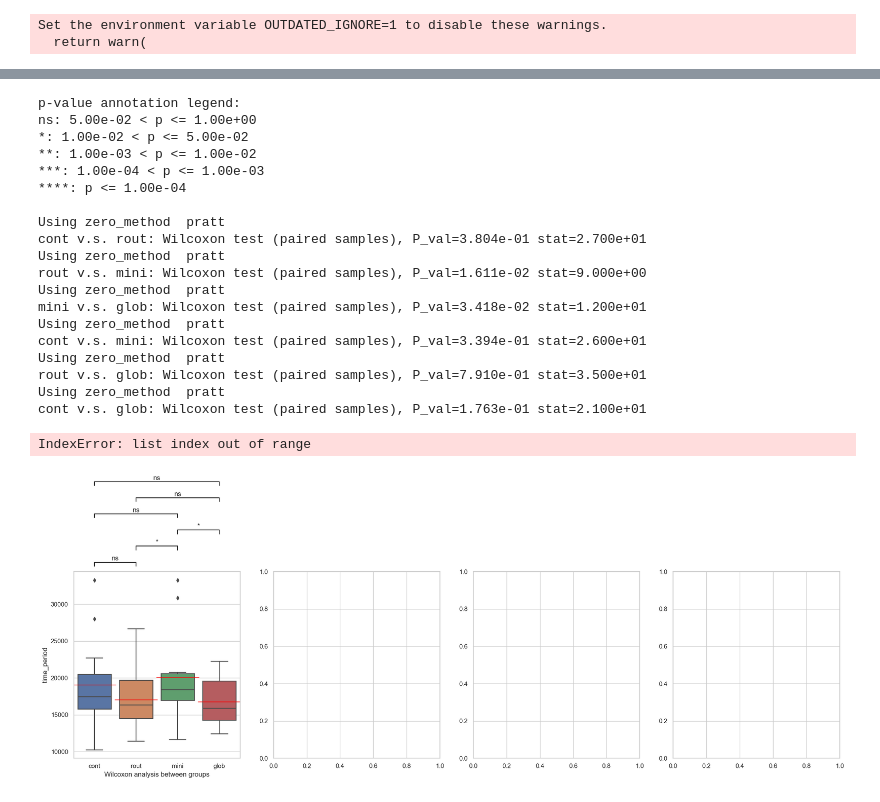
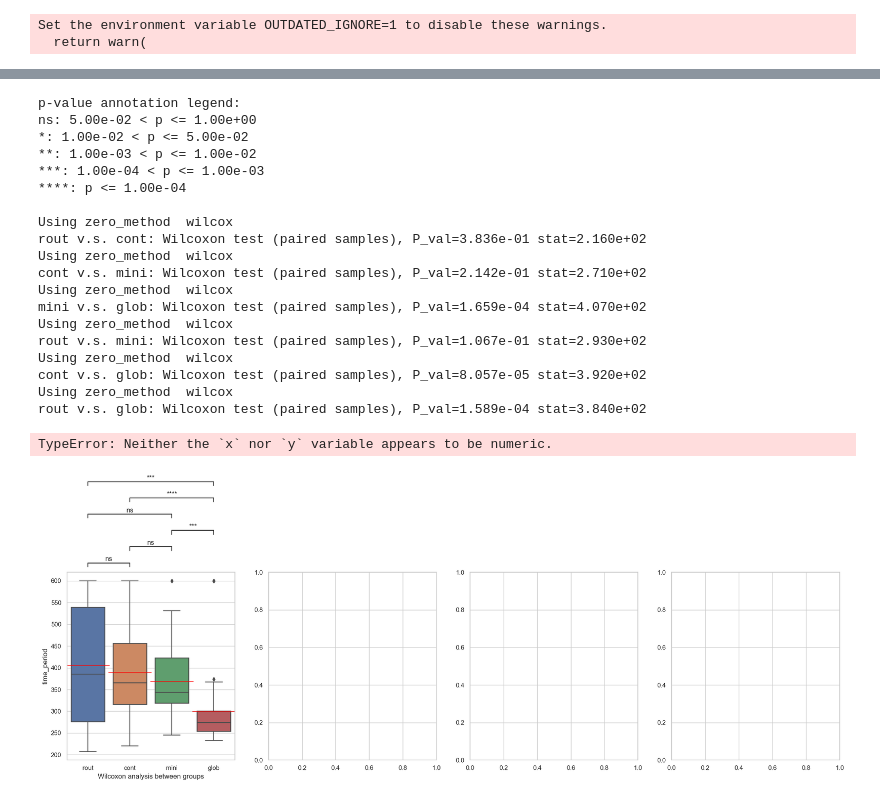
Before and after one commit to Tianyu-Zhou/AR-Wayfinding, a Jupyter notebook: ar_wayfinding.ipynb, the cells around one changed output, grey strips where cells are left out. Cells and saved outputs as stored; diff of their text form; code cells hidden in the pictures.

```diff
--- a/ar_wayfinding.ipynb
+++ b/ar_wayfinding.ipynb
@@ -36,17 +36,25 @@ for home, dirs, files in os.walk(path):
         t[["eventStatusDiff","ExperimentStartedDiff"]] = t[["eventStatus","ExperimentStarted"]].ne(t[["eventStatus","ExperimentStarted"]].shift().bfill()).astype(int) # faster
 
         # data_light["state_change"] = data_light["light_state"].diff()
-        end_time = t[t['eventStatusDiff'] != 0]
-        start_time = t[t['ExperimentStartedDiff'] != 0]
-        time_period = end_time['WorldTime(seconds)'].values[0] - start_time['WorldTime(seconds)'].values[0]
+        end_index = t[t['eventStatusDiff'] != 0]
+        start_index = t[t['ExperimentStartedDiff'] != 0]
+        if len(end_index) == 0:
+            time_period = len(t) - start_index['Time.time'].values[0]
+        else:
+            time_period = end_index['Time.time'].values[0] - start_index['Time.time'].values[0]
 
+        if time_period > 600:
+            time_period = 600
+            mission = 'false'
+        else:
+            mission = 'complete'
         condition = t[["condition"]][0:1].values.ravel()[0]
         participant_id = t[["participant_id"]][0:1].values.ravel()[0]
 
         print(participant_id + condition)
-        data_analysis = data_analysis.append(pd.DataFrame([[condition,participant_id,time_period[0]
+        data_analysis = data_analysis.append(pd.DataFrame([[condition,participant_id,time_period,mission
                                                             ]],
-                                                columns=["condition","participant_id","time_period"
+                                                columns=["condition","participant_id","time_period","mission_state"
                                                         ]),
                                                 ignore_index=True)
 # %% [output]
@@ -60,10 +119,9 @@ time_period
 ### pair analysis visualization
 sns.set(style = 'whitegrid')
 x = 'condition'
-y_list = ["time_period"]
+y_list = ["time_period","mission_state"]
 
 order = ["cont","rout","mini","glob"]
-# order = ["auto","self"]
 method = 'Wilcoxon'
 # method = 'Kruskal'
 data = data_analysis
@@ -105,44 +163,44 @@ axes[1].set(xlabel = method + ' analysis between groups', ylabel=y)
 
 y = y_list[2]
 axes[2] = sns.boxplot(ax = axes[2],data=data, x=x, y=y,order=order, showmeans=True, meanprops={"marker":"_","markerfacecolor":"white","markeredgecolor":"red","markersize":"75"})
 test_results = add_stat_annotation(ax=axes[2], data=data, x=x, y=y,order=order,
                                  box_pairs=box_pairs,
                                  test=method,
                                  comparisons_correction=None,
                                  text_format='star', loc='outside', verbose=1,
                                  # stats_params={'alternative': 'less'}
                                  )
 axes[2].set(xlabel = method + ' analysis between groups', ylabel=y)
 
 y = y_list[3]
 axes[3] = sns.boxplot(ax = axes[3],data=data, x=x, y=y,order=order, showmeans=True, meanprops={"marker":"_","markerfacecolor":"white","markeredgecolor":"red","markersize":"75"})
 test_results = add_stat_annotation(ax=axes[3], data=data, x=x, y=y,order=order,
                                  box_pairs=box_pairs,
                                  test=method,
                                  comparisons_correction=None,
                                  text_format='star', loc='outside', verbose=1,
                                  # stats_params={'alternative': 'greater'}
                                  )
 axes[3].set(xlabel = method + ' analysis between groups', ylabel=y)
 # %% [output]
 p-value annotation legend:
 ns: 5.00e-02 < p <= 1.00e+00
 *: 1.00e-02 < p <= 5.00e-02
 **: 1.00e-03 < p <= 1.00e-02
 ***: 1.00e-04 < p <= 1.00e-03
 ****: p <= 1.00e-04
 
-Using zero_method  pratt
-cont v.s. rout: Wilcoxon test (paired samples), P_val=3.804e-01 stat=2.700e+01
-Using zero_method  pratt
-rout v.s. mini: Wilcoxon test (paired samples), P_val=1.611e-02 stat=9.000e+00
-Using zero_method  pratt
-mini v.s. glob: Wilcoxon test (paired samples), P_val=3.418e-02 stat=1.200e+01
-Using zero_method  pratt
-cont v.s. mini: Wilcoxon test (paired samples), P_val=3.394e-01 stat=2.600e+01
-Using zero_method  pratt
-rout v.s. glob: Wilcoxon test (paired samples), P_val=7.910e-01 stat=3.500e+01
-Using zero_method  pratt
-cont v.s. glob: Wilcoxon test (paired samples), P_val=1.763e-01 stat=2.100e+01
+Using zero_method  wilcox
+rout v.s. cont: Wilcoxon test (paired samples), P_val=3.836e-01 stat=2.160e+02
+Using zero_method  wilcox
+cont v.s. mini: Wilcoxon test (paired samples), P_val=2.142e-01 stat=2.710e+02
+Using zero_method  wilcox
+mini v.s. glob: Wilcoxon test (paired samples), P_val=1.659e-04 stat=4.070e+02
+Using zero_method  wilcox
+rout v.s. mini: Wilcoxon test (paired samples), P_val=1.067e-01 stat=2.930e+02
+Using zero_method  wilcox
+cont v.s. glob: Wilcoxon test (paired samples), P_val=8.057e-05 stat=3.920e+02
+Using zero_method  wilcox
+rout v.s. glob: Wilcoxon test (paired samples), P_val=1.589e-04 stat=3.840e+02
-IndexError: list index out of range
+TypeError: Neither the `x` nor `y` variable appears to be numeric.
-[figure, old version]
+[figure, new version]
```
Also changed, not shown: parts of 4 cells of this notebook.
